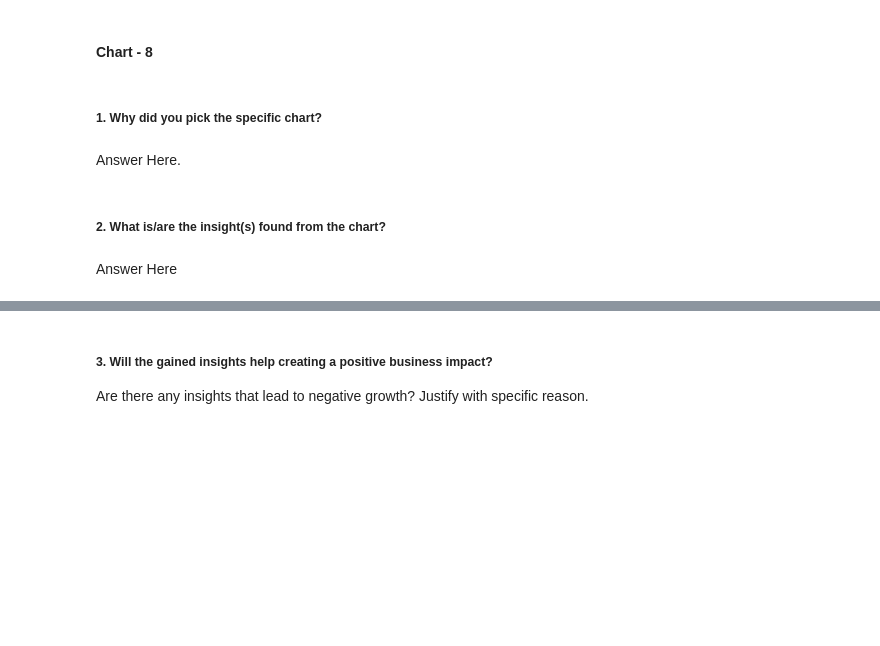
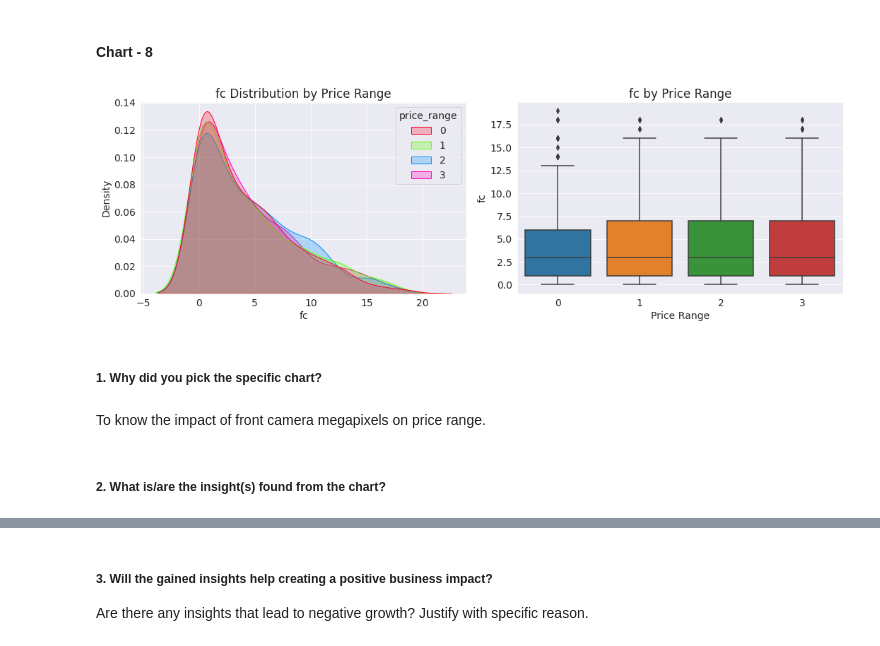
Before and after one commit to rajathAgalkote/MobilePriceRangePrediction_ML_classifier, a Jupyter notebook: Rajathadri_ML_Classifier_MobilePriceRangePrediction.ipynb, the cells around one changed output, grey strips where cells are left out. Cells and saved outputs as stored; diff of their text form; code cells hidden in the pictures; blank space fills up the shorter version.

```diff
--- a/Rajathadri_ML_Classifier_MobilePriceRangePrediction.ipynb
+++ b/Rajathadri_ML_Classifier_MobilePriceRangePrediction.ipynb
@@ -701,15 +701,15 @@ def kde_box_plts(feature,d):
 
   # Create a kernel density estimate plot for the pixel height distribution for each price range
   sns.kdeplot(data=d, x=feature, hue='price_range', fill=True, common_norm=False, palette='gist_rainbow', ax=axs[0])
-  axs[0].set_xlabel('Pixel Height')
+  axs[0].set_xlabel(feature)
   axs[0].set_ylabel('Density')
-  axs[0].set_title('Pixel Height Distribution by Price Range')
+  axs[0].set_title(feature + ' Distribution by Price Range')
 
   # Create a box plot of pixel height for each price range
   sns.boxplot(data=d, x='price_range', y=feature, ax=axs[1])
   axs[1].set_xlabel('Price Range')
-  axs[1].set_ylabel('Pixel Height')
-  axs[1].set_title('Pixel Height by Price Range')
+  axs[1].set_ylabel(feature)
+  axs[1].set_title(feature + ' by Price Range')
 
   # Adjust the layout and spacing
   plt.tight_layout()
@@ -747,11 +747,15 @@ However, the fact that there is little variation in pixel height as we move from
 #### Chart - 8
 # %%
 # Chart - 8 visualization code
+# %%
+# Front camera vs Price Range
+
+kde_box_plts('fc',df)
+# %% [output]
+[figure, added]
 # %% [markdown]
 ##### 1. Why did you pick the specific chart?
-# %% [markdown]
-Answer Here.
+# %% [markdown]
+To know the impact of front camera megapixels on price range.
 # %% [markdown]
 ##### 2. What is/are the insight(s) found from the chart?
-# %% [markdown]
-Answer Here
```
Also changed, not shown: parts of 26 cells of this notebook.
